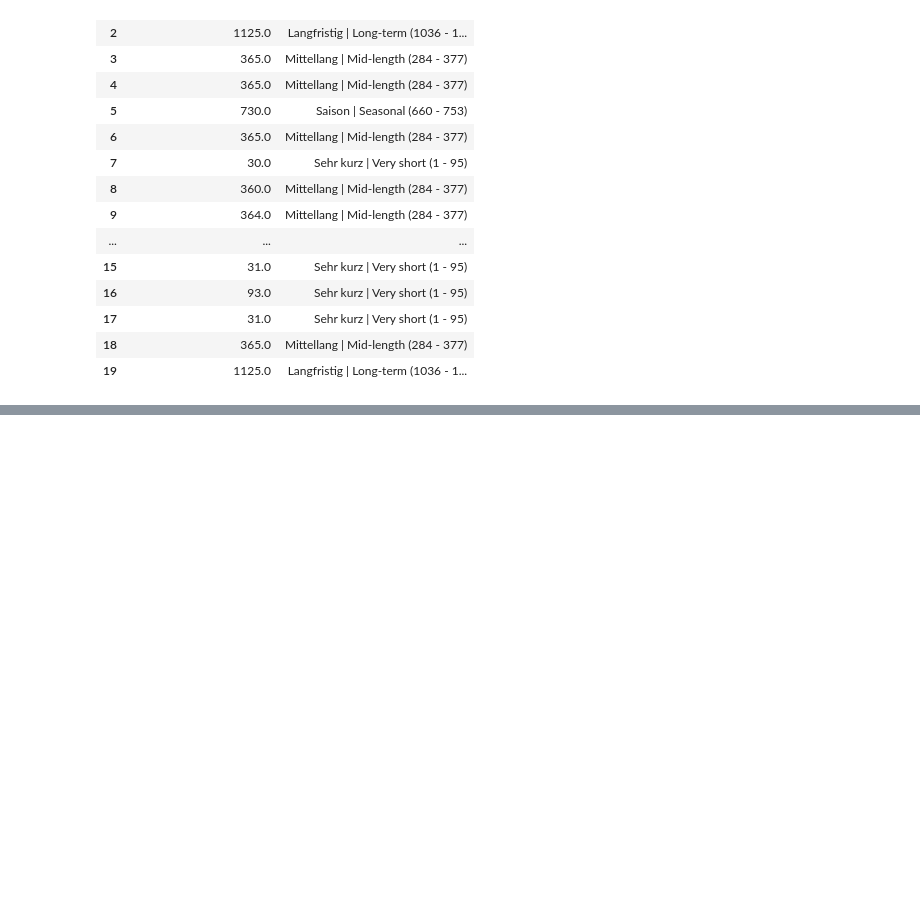
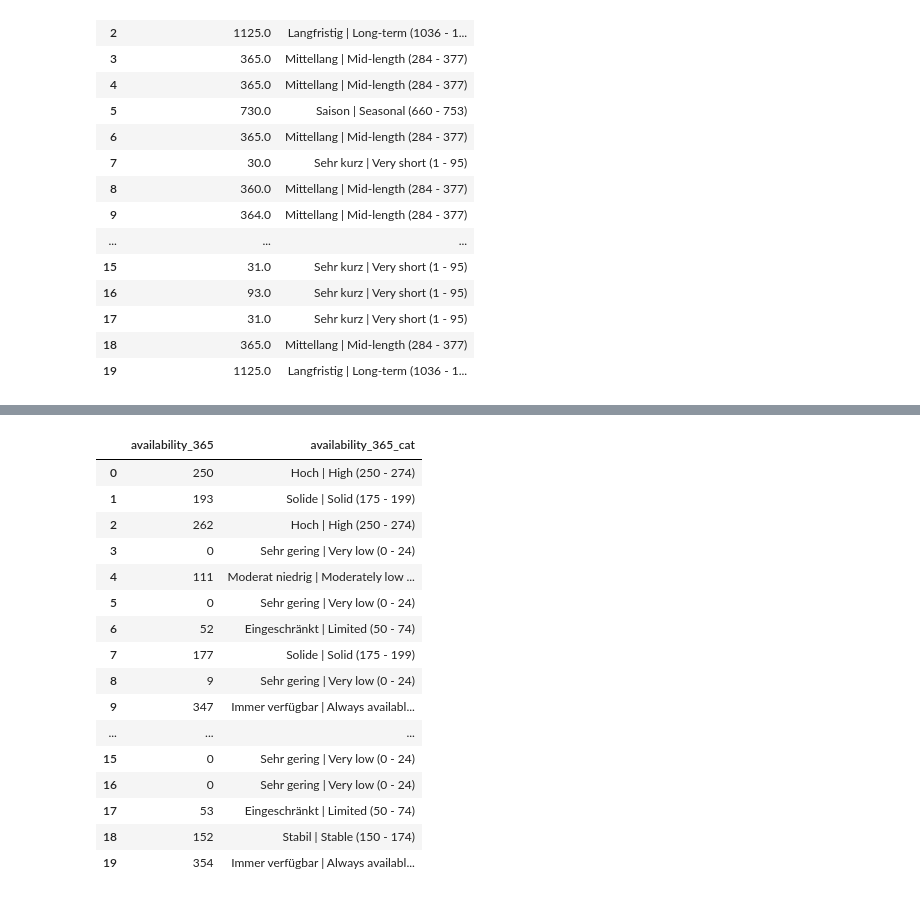
Before and after one commit to Raydays55/Actividad-5, a Jupyter notebook: Act5.ipynb, the cells around one changed output, grey strips where cells are left out. Cells and saved outputs as stored; diff of their text form; code cells hidden in the pictures; blank space fills up the shorter version.

```diff
--- a/Act5.ipynb
+++ b/Act5.ipynb
@@ -863,4 +863,50 @@ Ancho del intervalo:  95.57450998788002
 | 18 | 365.0 | Mittellang | Mid-length (284 - 377) |
 | 19 | 1125.0 | Langfristig | Long-term (1036 - 1... |
 # %%
-#availability_365
+# availability_365
+df_extrac['availability_365'].info()
+n = 14187
+
+Max_avail = df_extrac['availability_365'].max() #365
+Min_avail = df_extrac['availability_365'].min() #0
+Limites_avail = [Min_avail, Max_avail]
+print(Limites_avail)
+
+R_avail = Max_avail - Min_avail
+print("Rango: ", R_avail) #365
+
+ni_avail = 1 + 3.32 * np.log10(n)
+print("Número de intervalos (Sturges): ", ni_avail) #14.78
+
+i_avail = R_avail / ni_avail
+print("Ancho del intervalo: ", i_avail) #24.69
+
+intervalos_avail = np.linspace(Min_avail - 0.01, Max_avail + 0.01, 16)
+print(intervalos_avail)
+
+categorias_avail = ["Sehr gering | Very low (0 - 24)",
+    "Gering | Low (25 - 49)",
+    "Eingeschränkt | Limited (50 - 74)",
+    "Kurzfristig | Short-term (75 - 99)",
+    "Moderat niedrig | Moderately low (100 - 124)",
+    "Mittel | Medium (125 - 149)",
+    "Stabil | Stable (150 - 174)",
+    "Solide | Solid (175 - 199)",
+    "Akzeptabel | Acceptable (200 - 224)",
+    "Regelmäßig | Regular (225 - 249)",
+    "Hoch | High (250 - 274)",
+    "Sehr hoch | Very high (275 - 299)",
+    "Fast ganzjährig | Almost year-round (300 - 324)",
+    "Ganzjährig | Year-round (325 - 349)",
+    "Immer verfügbar | Always available (350 - 365)"]
+
+df_extrac['availability_365_cat'] = pd.cut(
+    x=df_extrac['availability_365'],
+    bins=intervalos_avail,
+    labels=categorias_avail,
+    include_lowest=True,
+    right=False
+)
+
+df_extrac[['availability_365', 'availability_365_cat']].head(20)
+# %% [output]
@@ -867 +929,18 @@ Ancho del intervalo:  95.57450998788002
+|  | availability_365 | availability_365_cat |
+| 0 | 250 | Hoch | High (250 - 274) |
+| 1 | 193 | Solide | Solid (175 - 199) |
+| 2 | 262 | Hoch | High (250 - 274) |
+| 3 | 0 | Sehr gering | Very low (0 - 24) |
+| 4 | 111 | Moderat niedrig | Moderately low ... |
+| 5 | 0 | Sehr gering | Very low (0 - 24) |
+| 6 | 52 | Eingeschränkt | Limited (50 - 74) |
+| 7 | 177 | Solide | Solid (175 - 199) |
+| 8 | 9 | Sehr gering | Very low (0 - 24) |
+| 9 | 347 | Immer verfügbar | Always availabl... |
+| ... | ... | ... |
+| 15 | 0 | Sehr gering | Very low (0 - 24) |
+| 16 | 0 | Sehr gering | Very low (0 - 24) |
+| 17 | 53 | Eingeschränkt | Limited (50 - 74) |
+| 18 | 152 | Stabil | Stable (150 - 174) |
+| 19 | 354 | Immer verfügbar | Always availabl... |
 # %%
```
Also changed, not shown: parts of 4 cells of this notebook.
